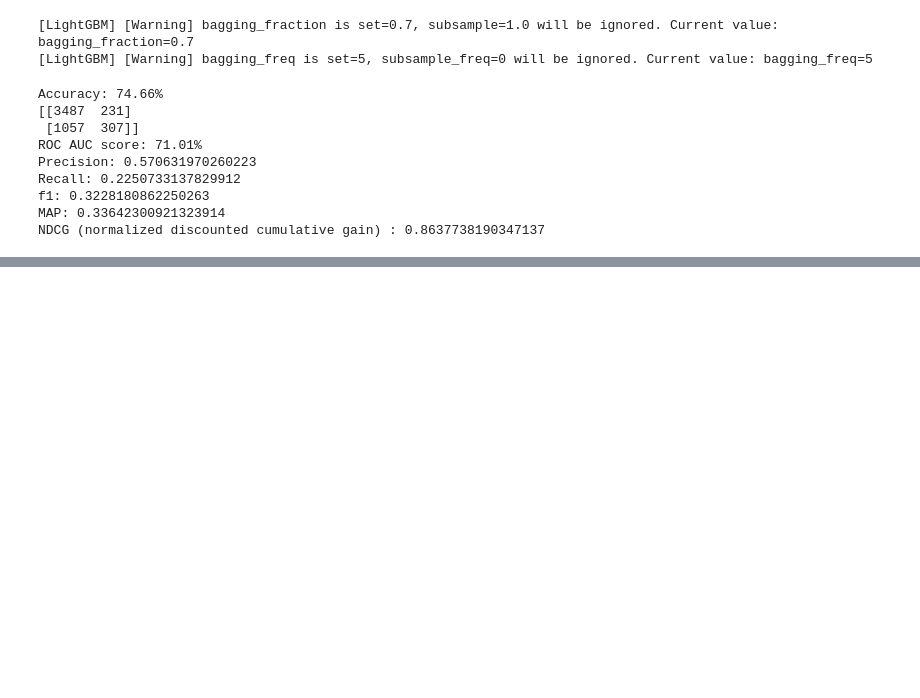
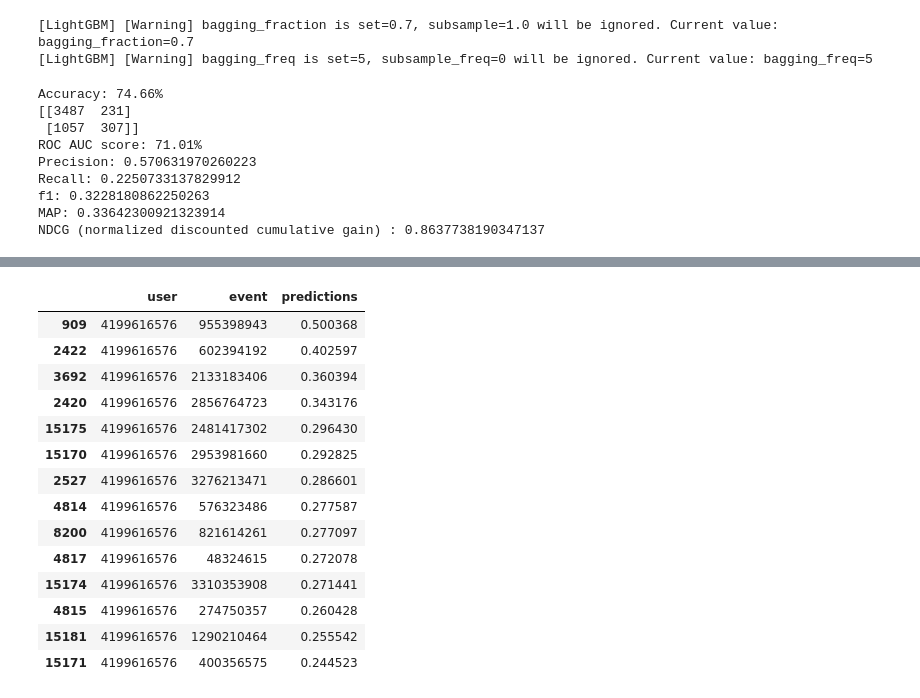
Before and after one commit to dsanmart/everywhere-reco, a Jupyter notebook: examples/models/model1.ipynb, the cells around one changed output, grey strips where cells are left out. Cells and saved outputs as stored; diff of their text form; code cells hidden in the pictures; blank space fills up the shorter version.

```diff
--- a/examples/models/model1.ipynb
+++ b/examples/models/model1.ipynb
@@ -521,0 +638,5 @@ NDCG (normalized discounted cumulative gain) : 0.8637738190347137
+# %%
+#predict the probabilities of all_future_events
+y_pred_proba = rf.predict_proba(all_future_events)[:, 1]
+all_future_events["predictions"] = y_pred_proba
+all_future_events.head()
@@ -521,0 +651,3 @@ NDCG (normalized discounted cumulative gain) : 0.8637738190347137
+# %%
+futureEvents= all_future_events[[ "user", "event" ,"predictions"]]
+futureEvents.head()
@@ -521,0 +661,20 @@ NDCG (normalized discounted cumulative gain) : 0.8637738190347137
+# %%
+#take a random user and sort the events by the predictions
+user = random.choice(userEventList)
+futureEvents[futureEvents.user == user].sort_values(by="predictions", ascending=False)
+# %% [output]
+|  | user | event | predictions |
+| 909 | 4199616576 | 955398943 | 0.500368 |
+| 2422 | 4199616576 | 602394192 | 0.402597 |
+| 3692 | 4199616576 | 2133183406 | 0.360394 |
+| 2420 | 4199616576 | 2856764723 | 0.343176 |
+| 15175 | 4199616576 | 2481417302 | 0.296430 |
+| 15170 | 4199616576 | 2953981660 | 0.292825 |
+| 2527 | 4199616576 | 3276213471 | 0.286601 |
+| 4814 | 4199616576 | 576323486 | 0.277587 |
+| 8200 | 4199616576 | 821614261 | 0.277097 |
+| 4817 | 4199616576 | 48324615 | 0.272078 |
+| 15174 | 4199616576 | 3310353908 | 0.271441 |
+| 4815 | 4199616576 | 274750357 | 0.260428 |
+| 15181 | 4199616576 | 1290210464 | 0.255542 |
+| 15171 | 4199616576 | 400356575 | 0.244523 |
```
Also changed, not shown: parts of 29 cells of this notebook.
